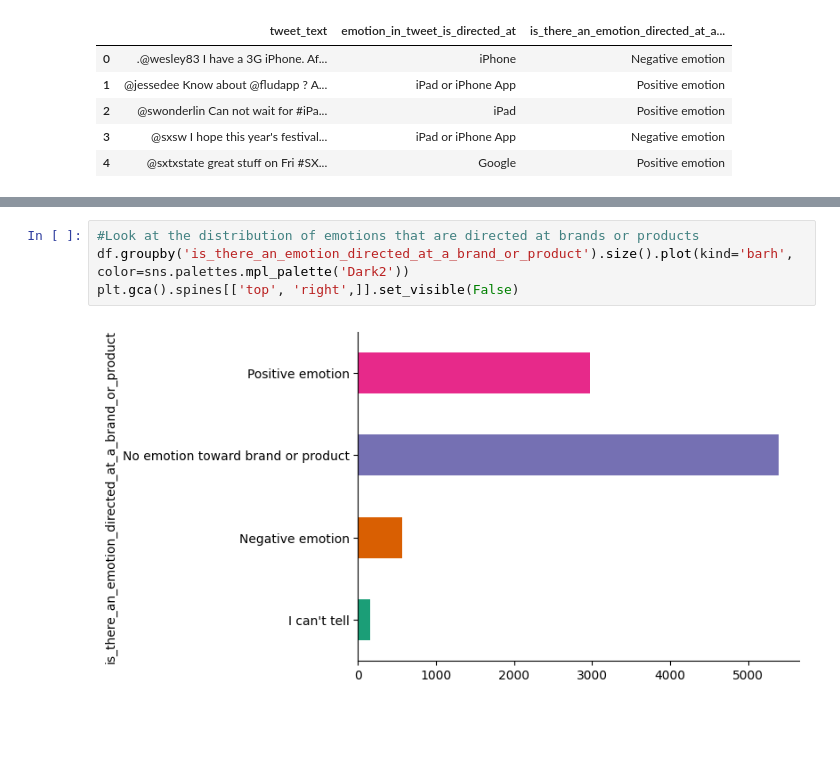
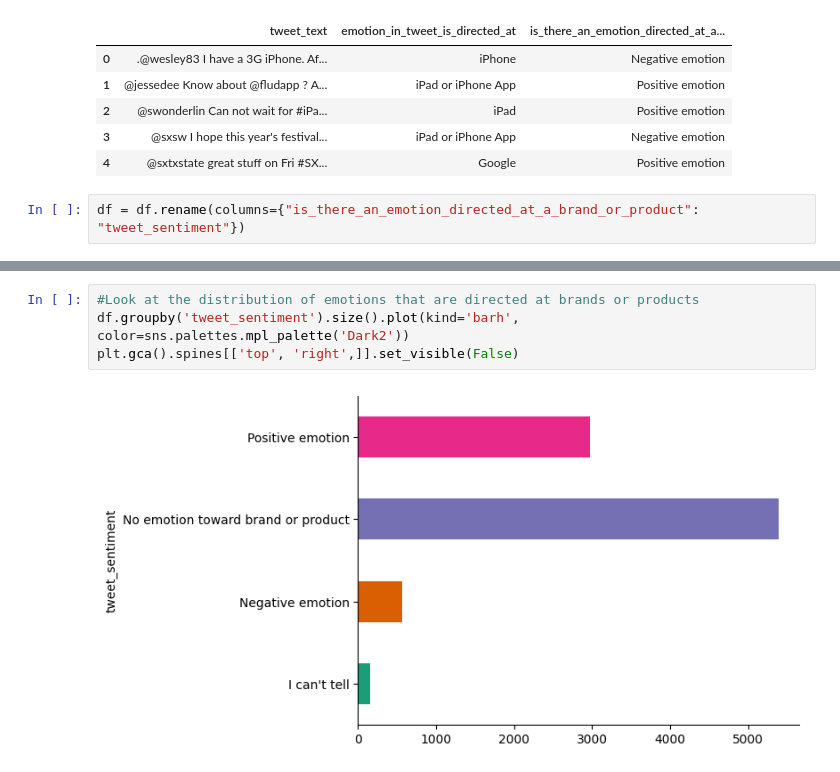
Before and after one commit to josh-g-grimes/Twitter-Sentiment-NLP, a Jupyter notebook: notebook.ipynb, the cells around one changed output, grey strips where cells are left out. Cells and saved outputs as stored; diff of their text form; blank space fills up the shorter version.

Commit message:
Data Preparation - Select Data - Tweet Text + Tweet Sentiment

```diff
--- a/notebook.ipynb
+++ b/notebook.ipynb
@@ -17,3 +17,5 @@ df.head()
 | 2 | @swonderlin Can not wait for #iPa... | iPad | Positive emotion |
 | 3 | @sxsw I hope this year's festival... | iPad or iPhone App | Negative emotion |
 | 4 | @sxtxstate great stuff on Fri #SX... | Google | Positive emotion |
+# %%
+df = df.rename(columns={"is_there_an_emotion_directed_at_a_brand_or_product": "tweet_sentiment"})
@@ -20,6 +31,6 @@ df.head()
 # %%
 #Look at the distribution of emotions that are directed at brands or products
-df.groupby('is_there_an_emotion_directed_at_a_brand_or_product').size().plot(kind='barh', color=sns.palettes.mpl_palette('Dark2'))
+df.groupby('tweet_sentiment').size().plot(kind='barh', color=sns.palettes.mpl_palette('Dark2'))
 plt.gca().spines[['top', 'right',]].set_visible(False)
 # %% [output]
-[figure, old version]
+[figure, new version]
```
Also changed, not shown: parts of 9 cells of this notebook.
